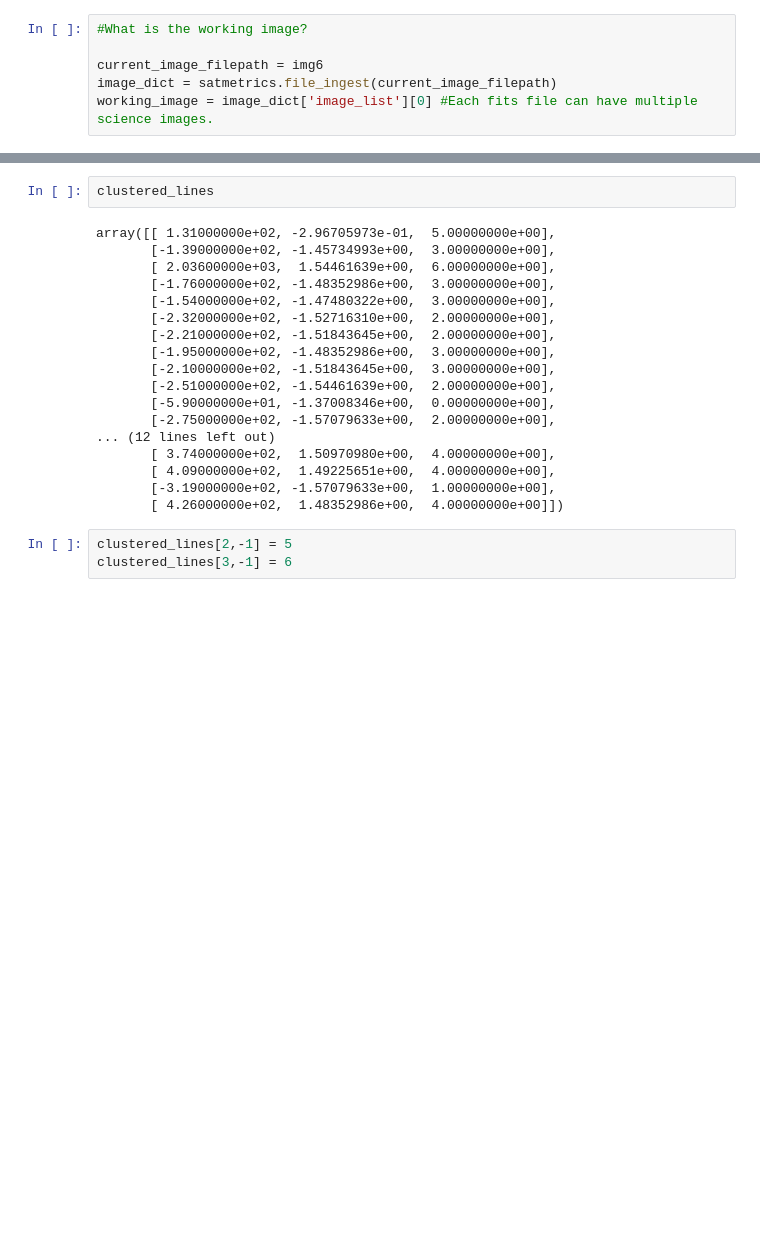
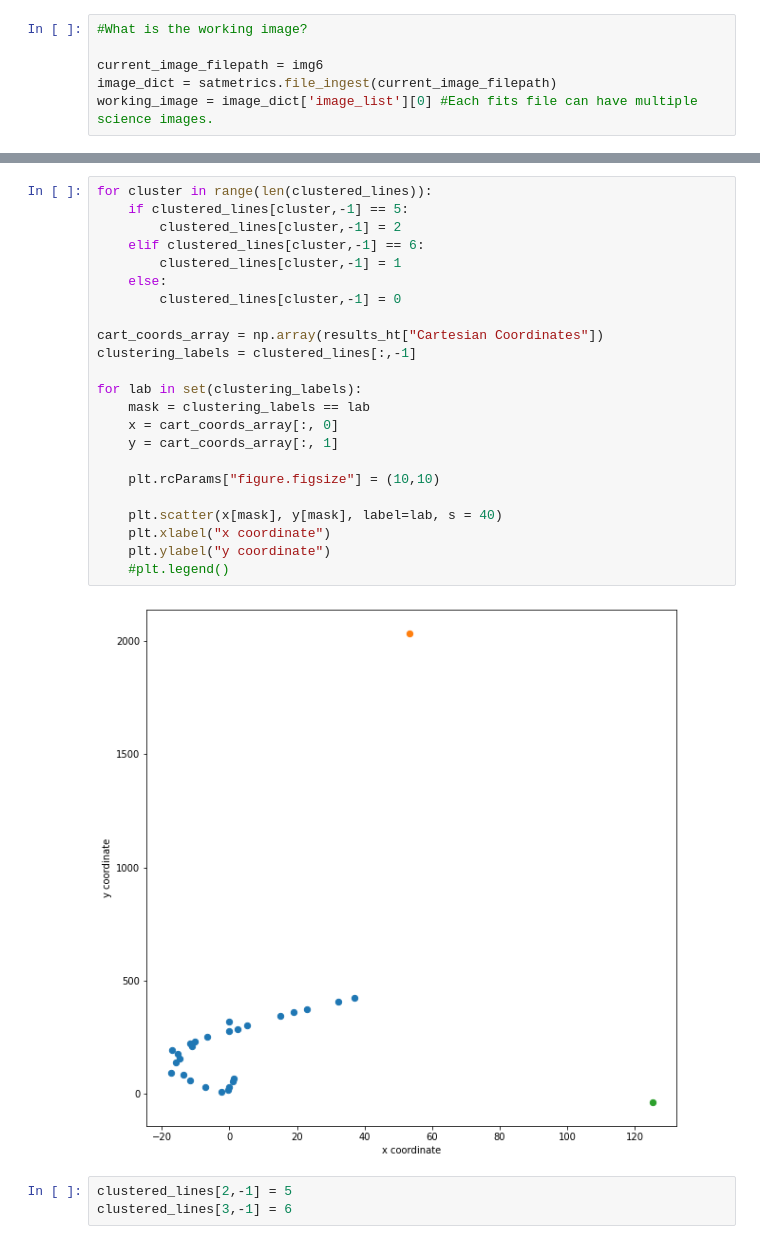
Before and after one commit to uwescience/satmetrics, a Jupyter notebook: presentation_plots.ipynb, the cells around one changed output, grey strips where cells are left out. Saved outputs shown, nothing was run; the diff lists cells and outputs as text; blank space fills up the shorter version.

Commit message:
minor changes on clustering plots

```diff
--- a/presentation_plots.ipynb
+++ b/presentation_plots.ipynb
@@ -46,23 +46,28 @@ nclusters = int(np.max(clustered_lines[:,-1]) + 1)
-# %%
-clustered_lines
-# %% [output]
-array([[ 1.31000000e+02, -2.96705973e-01,  5.00000000e+00],
-       [-1.39000000e+02, -1.45734993e+00,  3.00000000e+00],
-       [ 2.03600000e+03,  1.54461639e+00,  6.00000000e+00],
-       [-1.76000000e+02, -1.48352986e+00,  3.00000000e+00],
-       [-1.54000000e+02, -1.47480322e+00,  3.00000000e+00],
-       [-2.32000000e+02, -1.52716310e+00,  2.00000000e+00],
-       [-2.21000000e+02, -1.51843645e+00,  2.00000000e+00],
-       [-1.95000000e+02, -1.48352986e+00,  3.00000000e+00],
-       [-2.10000000e+02, -1.51843645e+00,  3.00000000e+00],
-       [-2.51000000e+02, -1.54461639e+00,  2.00000000e+00],
-       [-5.90000000e+01, -1.37008346e+00,  0.00000000e+00],
-       [-2.75000000e+02, -1.57079633e+00,  2.00000000e+00],
-... (12 lines left out)
-       [ 3.74000000e+02,  1.50970980e+00,  4.00000000e+00],
-       [ 4.09000000e+02,  1.49225651e+00,  4.00000000e+00],
-       [-3.19000000e+02, -1.57079633e+00,  1.00000000e+00],
-       [ 4.26000000e+02,  1.48352986e+00,  4.00000000e+00]])
+# %%
+for cluster in range(len(clustered_lines)):
+    if clustered_lines[cluster,-1] == 5:
+        clustered_lines[cluster,-1] = 2
+    elif clustered_lines[cluster,-1] == 6:
+        clustered_lines[cluster,-1] = 1
+    else:
+        clustered_lines[cluster,-1] = 0
+
+cart_coords_array = np.array(results_ht["Cartesian Coordinates"])
+clustering_labels = clustered_lines[:,-1]
+
+for lab in set(clustering_labels):
+    mask = clustering_labels == lab
+    x = cart_coords_array[:, 0]
+    y = cart_coords_array[:, 1]
+
+    plt.rcParams["figure.figsize"] = (10,10)
+
+    plt.scatter(x[mask], y[mask], label=lab, s = 40)
+    plt.xlabel("x coordinate")
+    plt.ylabel("y coordinate")
+    #plt.legend()
+# %% [output]
+[figure, added]
 # %%
 clustered_lines[2,-1] = 5
 clustered_lines[3,-1] = 6
```
Also changed, not shown: parts of 4 cells of this notebook.
